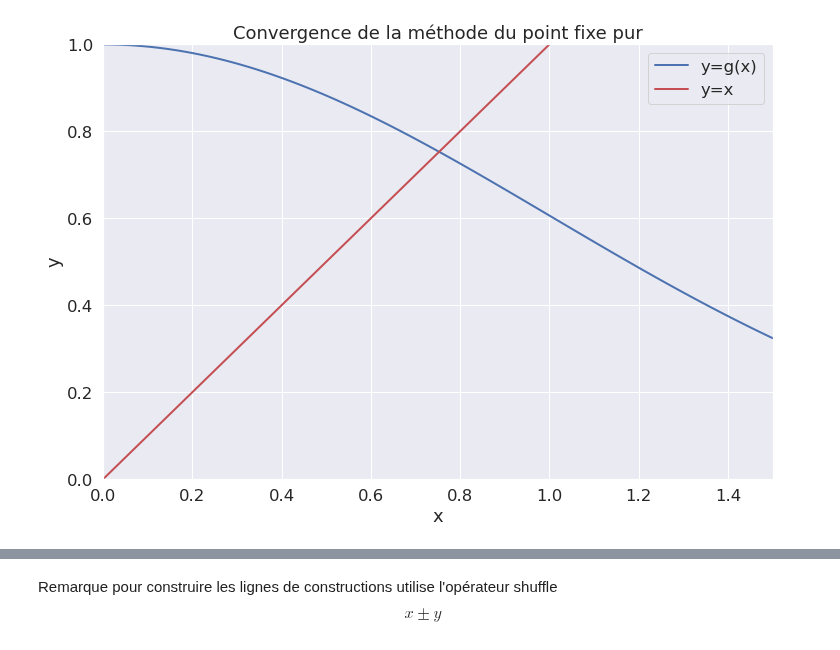
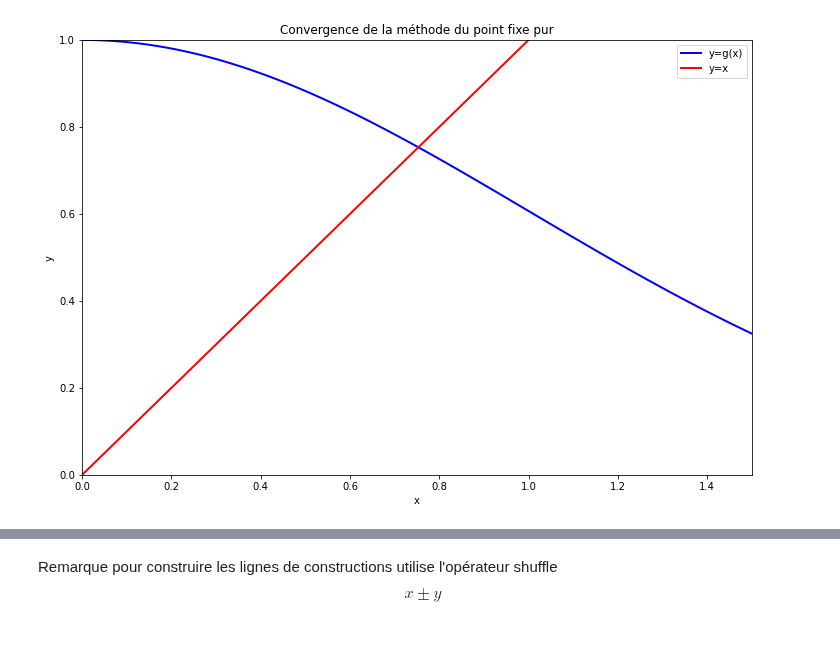
Before and after one commit to Elhadiq/NonLinearEquationSolverAndAnimator, a Jupyter notebook: Notebooks/Animer_ptxFixePure.ipynb, the cells around one changed output, grey strips where cells are left out. Drawn from its saved outputs; the diff is of its cells as text; code cells hidden in the pictures.

```diff
--- a/Notebooks/Animer_ptxFixePure.ipynb
+++ b/Notebooks/Animer_ptxFixePure.ipynb
@@ -10,26 +10,25 @@ x=np.linspace(0,1.5,100)
 gx=g(x)
 # %%
 # create a figure and axes
-sns.set(font_scale=1.5)
 fig = plt.figure(figsize=(12,8))
 ax1 = plt.subplot(1,1,1)
 # set up the subplots as needed
 ax1.set_xlim(( 0, 1.5))
 ax1.set_ylim((0, 1))
 ax1.set_xlabel('x')
 ax1.set_ylabel('y')
 #fixed
 line1, = ax1.plot(x, gx, 'b', lw=2)
 line2, = ax1.plot(x, x, 'r', lw=2)
 constructionLines, = ax1.plot([],[] , '--', lw=2)
 pt1, = ax1.plot([],[], 'yo', ms=10)
 # create objects that will change in the animation. These are
 # initially empty, and will be given new values for each frame
 # in the animation.
 txt_title = ax1.set_title('Convergence de la méthode du point fixe pur')
 ax1.legend(['y=g(x)','y=x']);
 # %% [output]
-[figure, old version]
+[figure, new version]
 # %%
 #Le model pt fixe
 def point_fixe(g, x0):
```
Also changed, not shown: 7 other files.
